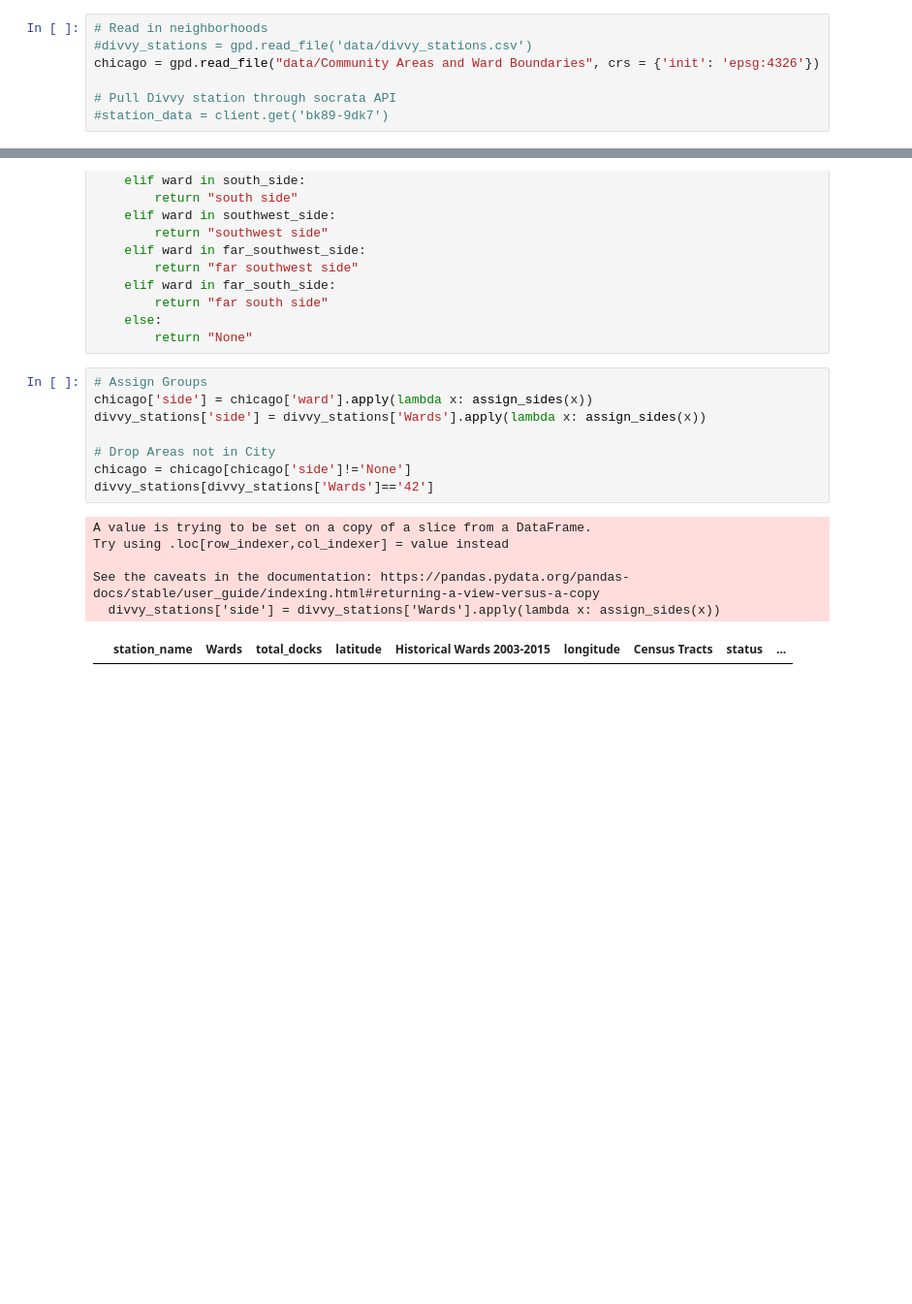
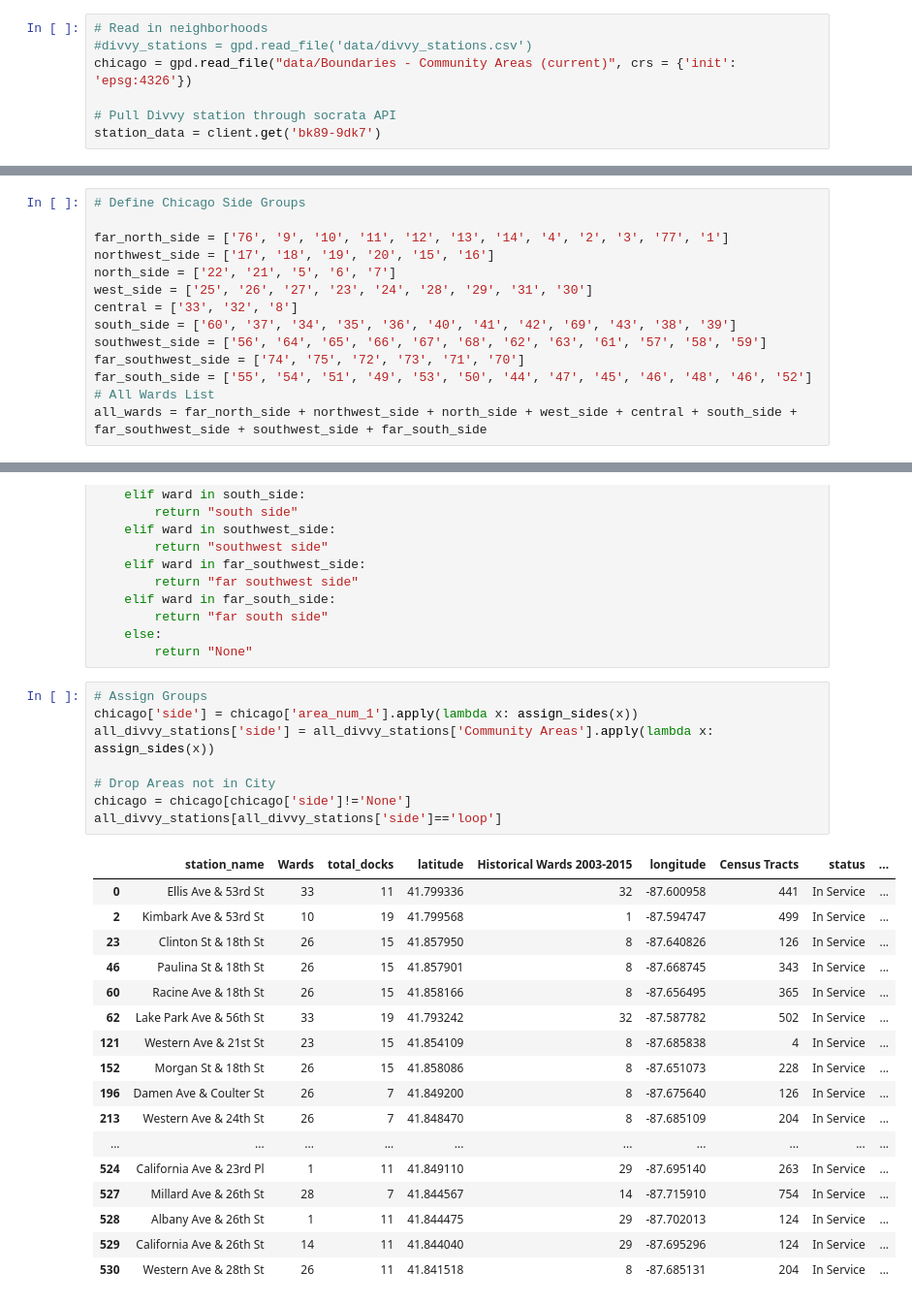
Before and after one commit to swatland610/chicago_bike_sharing, a Jupyter notebook: Maps v2.ipynb, the cells around one changed output, grey strips where cells are left out. Shown at 97% size. Saved outputs shown, nothing was run; the diff lists cells and outputs as text; blank space fills up the shorter version.

```diff
--- a/Maps v2.ipynb
+++ b/Maps v2.ipynb
@@ -26,10 +26,10 @@ client = Socrata("data.cityofchicago.org",
 # %%
 # Read in neighborhoods
 #divvy_stations = gpd.read_file('data/divvy_stations.csv')
-chicago = gpd.read_file("data/Community Areas and Ward Boundaries", crs = {'init': 'epsg:4326'})
+chicago = gpd.read_file("data/Boundaries - Community Areas (current)", crs = {'init': 'epsg:4326'})
 
 # Pull Divvy station through socrata API
-#station_data = client.get('bk89-9dk7')
+station_data = client.get('bk89-9dk7')
 # %%
 # Create Pandas DF to fix long & lat
 divvy_data = pd.DataFrame(station_data)
@@ -119,3 +95,17 @@ all_wards = far_north_side + northwest_side + north_side + west_side + central +
+# %%
+# Define Chicago Side Groups
+
+far_north_side = ['76', '9', '10', '11', '12', '13', '14', '4', '2', '3', '77', '1']
+northwest_side = ['17', '18', '19', '20', '15', '16']
+north_side = ['22', '21', '5', '6', '7']
+west_side = ['25', '26', '27', '23', '24', '28', '29', '31', '30']
+central = ['33', '32', '8']
+south_side = ['60', '37', '34', '35', '36', '40', '41', '42', '69', '43', '38', '39']
+southwest_side = ['56', '64', '65', '66', '67', '68', '62', '63', '61', '57', '58', '59']
+far_southwest_side = ['74', '75', '72', '73', '71', '70']
+far_south_side = ['55', '54', '51', '49', '53', '50', '44', '47', '45', '46', '48', '46', '52']
+# All Wards List
+all_wards = far_north_side + northwest_side + north_side + west_side + central + south_side + far_southwest_side + southwest_side + far_south_side
 # %%
 # Define Function to Assign Groups
 
@@ -142,19 +132,30 @@ def assign_sides(ward):
         return "None"
 # %%
 # Assign Groups
-chicago['side'] = chicago['ward'].apply(lambda x: assign_sides(x))
-divvy_stations['side'] = divvy_stations['Wards'].apply(lambda x: assign_sides(x))
+chicago['side'] = chicago['area_num_1'].apply(lambda x: assign_sides(x))
+all_divvy_stations['side'] = all_divvy_stations['Community Areas'].apply(lambda x: assign_sides(x))
 
 # Drop Areas not in City
 chicago = chicago[chicago['side']!='None']
-divvy_stations[divvy_stations['Wards']=='42']
+all_divvy_stations[all_divvy_stations['side']=='loop']
 # %% [output]
-A value is trying to be set on a copy of a slice from a DataFrame.
-Try using .loc[row_indexer,col_indexer] = value instead
-
-See the caveats in the documentation: https://pandas.pydata.org/pandas-docs/stable/user_guide/indexing.html#returning-a-view-versus-a-copy
-  divvy_stations['side'] = divvy_stations['Wards'].apply(lambda x: assign_sides(x))
 |  | station_name | Wards | total_docks | latitude | Historical Wards 2003-2015 | longitude | Census Tracts | status | ... |
+| 0 | Ellis Ave & 53rd St | 33 | 11 | 41.799336 | 32 | -87.600958 | 441 | In Service | ... |
+| 2 | Kimbark Ave & 53rd St | 10 | 19 | 41.799568 | 1 | -87.594747 | 499 | In Service | ... |
+| 23 | Clinton St & 18th St | 26 | 15 | 41.857950 | 8 | -87.640826 | 126 | In Service | ... |
+| 46 | Paulina St & 18th St | 26 | 15 | 41.857901 | 8 | -87.668745 | 343 | In Service | ... |
+| 60 | Racine Ave & 18th St | 26 | 15 | 41.858166 | 8 | -87.656495 | 365 | In Service | ... |
+| 62 | Lake Park Ave & 56th St | 33 | 19 | 41.793242 | 32 | -87.587782 | 502 | In Service | ... |
+| 121 | Western Ave & 21st St | 23 | 15 | 41.854109 | 8 | -87.685838 | 4 | In Service | ... |
+| 152 | Morgan St & 18th St | 26 | 15 | 41.858086 | 8 | -87.651073 | 228 | In Service | ... |
+| 196 | Damen Ave & Coulter St | 26 | 7 | 41.849200 | 8 | -87.675640 | 126 | In Service | ... |
+| 213 | Western Ave & 24th St | 26 | 7 | 41.848470 | 8 | -87.685109 | 204 | In Service | ... |
+| ... | ... | ... | ... | ... | ... | ... | ... | ... | ... |
+| 524 | California Ave & 23rd Pl | 1 | 11 | 41.849110 | 29 | -87.695140 | 263 | In Service | ... |
+| 527 | Millard Ave & 26th St | 28 | 7 | 41.844567 | 14 | -87.715910 | 754 | In Service | ... |
+| 528 | Albany Ave & 26th St | 1 | 11 | 41.844475 | 29 | -87.702013 | 124 | In Service | ... |
+| 529 | California Ave & 26th St | 14 | 11 | 41.844040 | 29 | -87.695296 | 124 | In Service | ... |
+| 530 | Western Ave & 28th St | 26 | 11 | 41.841518 | 8 | -87.685131 | 204 | In Service | ... |
 # %%
 # Remove Stations without Wards
 divvy_stations_no_wards = all_divvy_stations[all_divvy_stations['Wards'].isna()==True]
```
Also changed, not shown: parts of 6 cells of this notebook.
